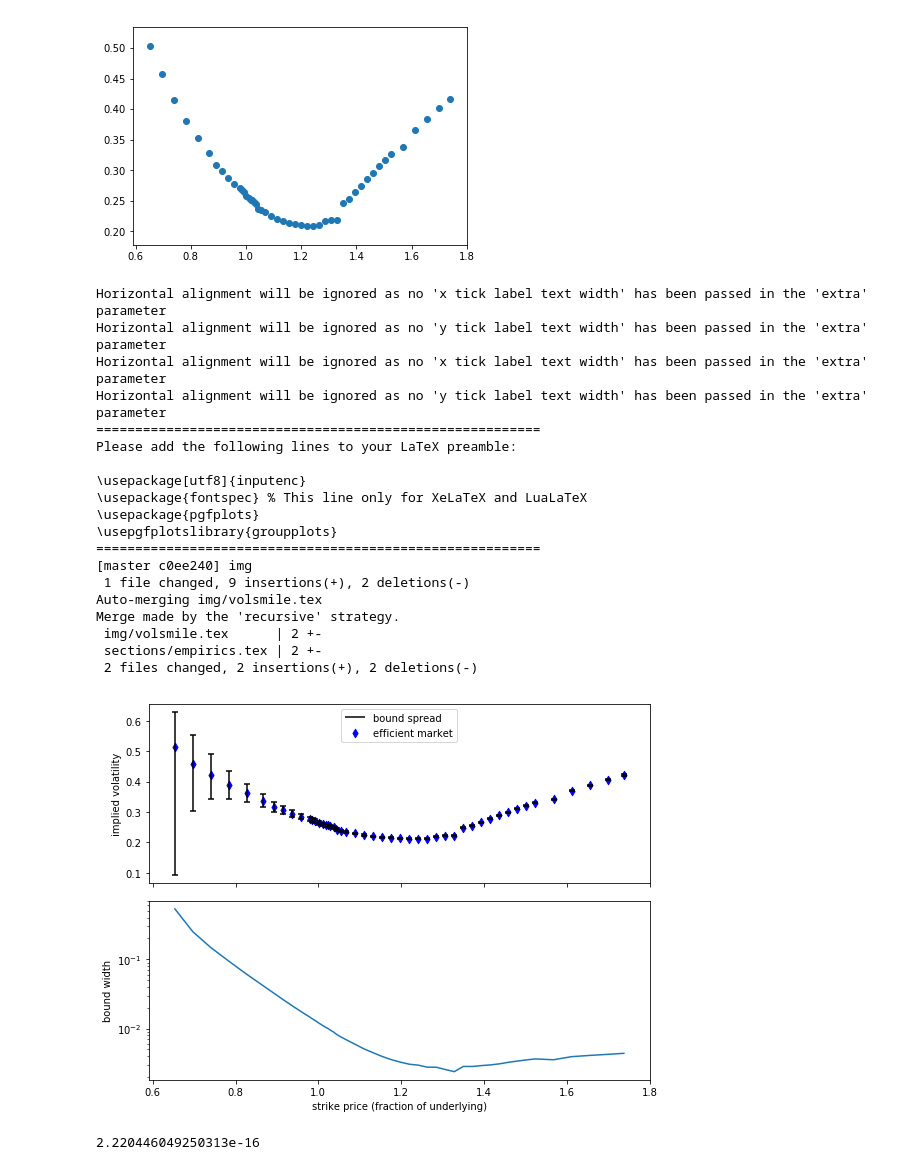
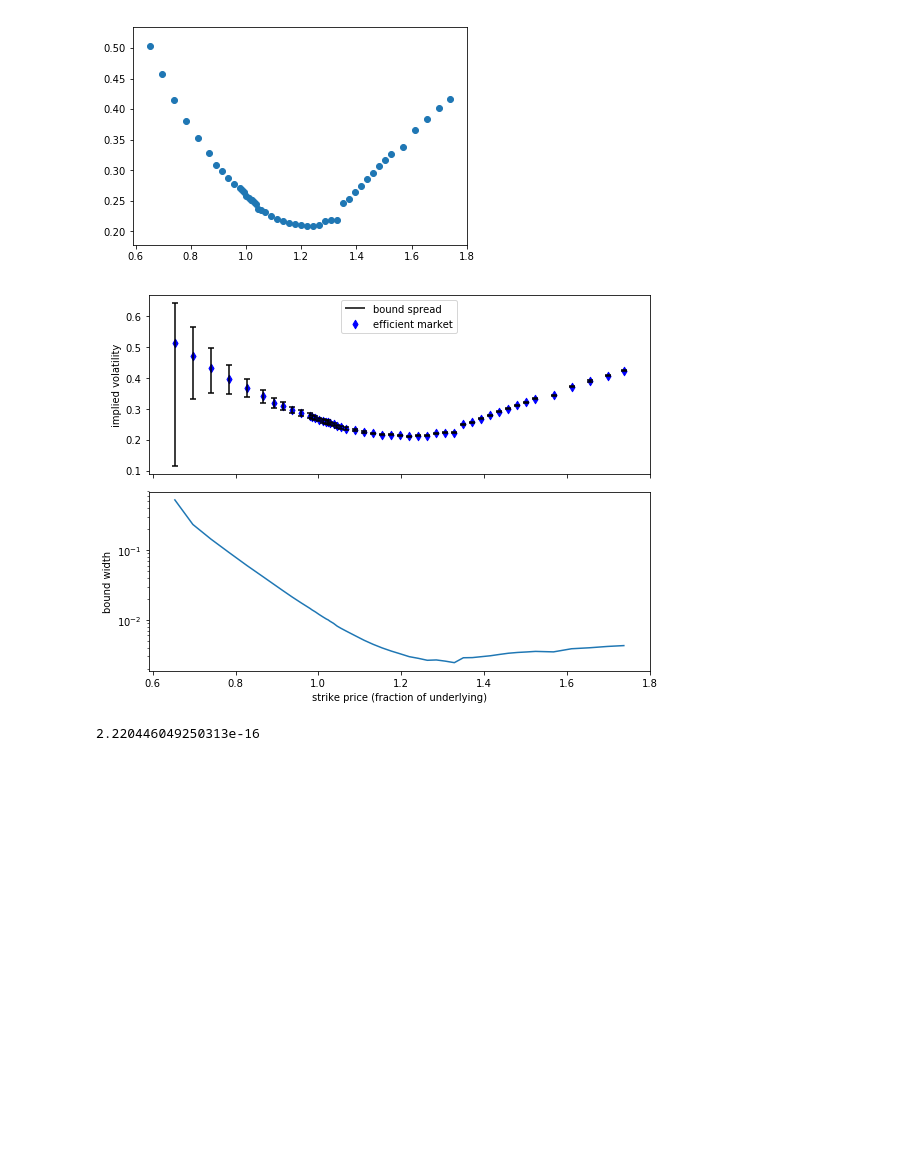
Before and after one commit to sebasv/thesis, a Jupyter notebook: Calibrations.ipynb, the cells around one changed output. Drawn from its saved outputs; the diff is of its cells as text; code cells hidden in the pictures; blank space fills up the shorter version.

```diff
--- a/Calibrations.ipynb
+++ b/Calibrations.ipynb
@@ -65,52 +65,33 @@ plt.scatter(bla.strike, bla.imp_vol)
 <matplotlib.collections.PathCollection at 0x...>
 [figure]
 # %%
-bla['lb_vol'] = bla.apply(lambda row: optimize.minimize_scalar(get_fit(row, sigmaM_lb), method='bounded', bounds=[0,1], options={'xatol':1e-5}).x, axis=1)
-bla['m_vol'] = bla.apply(lambda row: optimize.minimize_scalar(get_fit(row, sigmaM), method='bounded', bounds=[0,1], options={'xatol':1e-5}).x, axis=1)
-bla['ub_vol'] = bla.apply(lambda row: optimize.minimize_scalar(get_fit(row, sigmaM_ub), method='bounded', bounds=[0,1], options={'xatol':1e-5}).x, axis=1)
+bla['lb_vol'] = bla.apply(lambda row: optimize.minimize_scalar(get_fit(row, sigmaM_lb), method='bounded', bounds=[0,1], options={'xatol':1e-14}).x, axis=1)
+bla['m_vol'] = bla.apply(lambda row: optimize.minimize_scalar(get_fit(row, sigmaM), method='bounded', bounds=[0,1], options={'xatol':1e-14}).x, axis=1)
+bla['ub_vol'] = bla.apply(lambda row: optimize.minimize_scalar(get_fit(row, sigmaM_ub), method='bounded', bounds=[0,1], options={'xatol':1e-14}).x, axis=1)
 # %%
 bla.loc[0, 'm_vol'] = bla.loc[0, 'imp_vol'] + .01
 # %%
 fig, (ax, axt) = plt.subplots(figsize=(8,6), nrows=2, sharex=True)
 
 axt.plot(bla.strike, bla.lb_vol - bla.ub_vol, label='bound spread (log)')
 axt.set_yscale('log')
 axt.set_ylabel('bound width')
 
 ax.vlines(bla.strike, bla.lb_vol, bla.ub_vol, colors='k', label='bound spread')
 ax.scatter(bla.strike, bla.m_vol, marker='d', c='b', label='efficient market')
 # ax.plot(bla.strike, bla.imp_vol, 'k', label='Black-Scholes')
 # ax.set_yscale('log')
 ax.legend(loc=9)
 ax.scatter(bla.strike, bla.lb_vol, marker='_', c='k', label='lower bound')
 ax.scatter(bla.strike, bla.ub_vol, marker='_', c='k', label='upper bound')
 ax.set_ylabel('implied volatility')
 axt.set_xlabel('strike price (fraction of underlying)')
 fig.tight_layout()
 
-tikz_save('../scriptie/img/volsmile.tex', figureheight='1.5in', figurewidth='4in')
-print(subprocess.check_output(r'cd ..\scriptie\ && git commit -a -m "img" && git pull && git push', shell=True).decode('utf-8'))
+# tikz_save('../scriptie/img/volsmile.tex', figureheight='1.5in', figurewidth='4in')
+# print(subprocess.check_output(r'cd ..\scriptie\ && git commit -a -m "img" && git pull && git push', shell=True).decode('utf-8'))
 # %% [output]
-Horizontal alignment will be ignored as no 'x tick label text width' has been passed in the 'extra' parameter
-Horizontal alignment will be ignored as no 'y tick label text width' has been passed in the 'extra' parameter
-Horizontal alignment will be ignored as no 'x tick label text width' has been passed in the 'extra' parameter
-Horizontal alignment will be ignored as no 'y tick label text width' has been passed in the 'extra' parameter
-=========================================================
-Please add the following lines to your LaTeX preamble:
-
-\usepackage[utf8]{inputenc}
-\usepackage{fontspec} % This line only for XeLaTeX and LuaLaTeX
-\usepackage{pgfplots}
-\usepgfplotslibrary{groupplots}
-=========================================================
-[master c0ee240] img
- 1 file changed, 9 insertions(+), 2 deletions(-)
-Auto-merging img/volsmile.tex
-Merge made by the 'recursive' strategy.
- img/volsmile.tex      | 2 +-
- sections/empirics.tex | 2 +-
- 2 files changed, 2 insertions(+), 2 deletions(-)
-[figure, old version]
+[figure, new version]
 # %%
 7./3 - 4./3 -1
 # %% [output]
```
Also changed, not shown: parts of 2 cells of this notebook.
